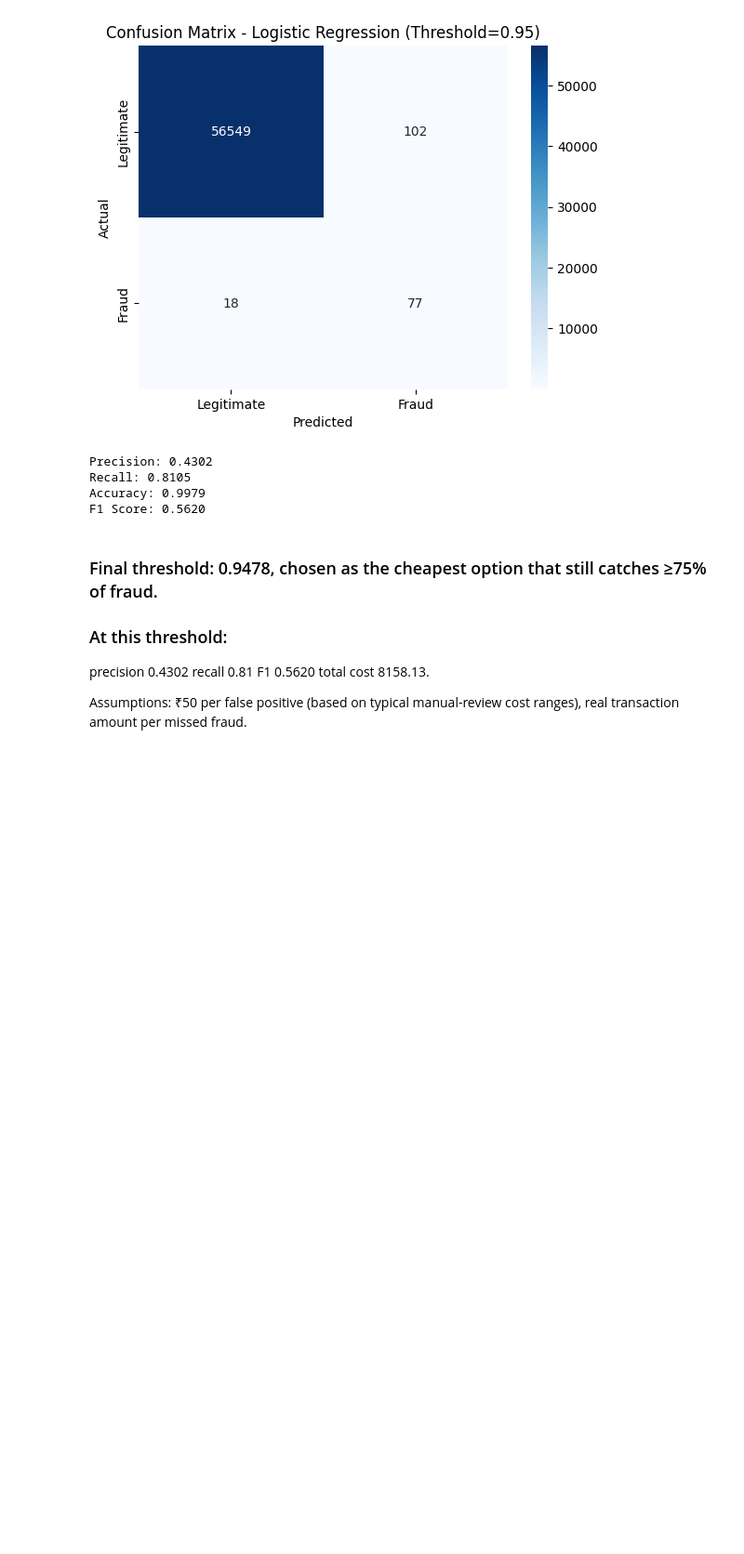
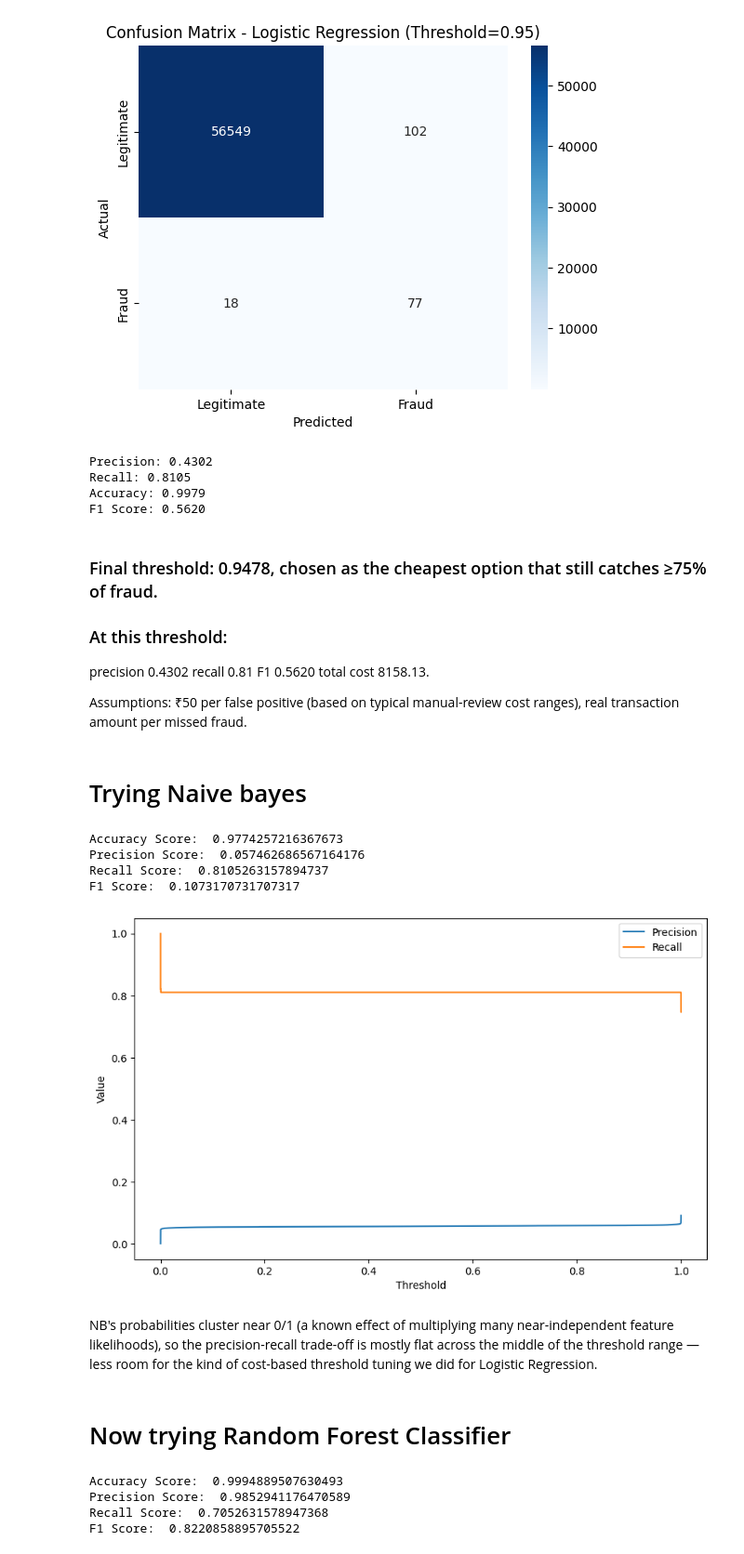
Before and after one commit to Janhvesh-Patil/RiskLens-AI, a Jupyter notebook: backend/TransactionFraudDetector.ipynb, the cells around one changed output. Shown at 93% size. Cells and saved outputs as stored; diff of their text form; code cells hidden in the pictures; blank space fills up the shorter version.

Commit message:
Random forest and Naive bayes model trained

```diff
--- a/backend/TransactionFraudDetector.ipynb
+++ b/backend/TransactionFraudDetector.ipynb
@@ -503,3 +503,53 @@ F1 0.5620
 total cost 8158.13.
 
 Assumptions: ₹50 per false positive (based on typical manual-review cost ranges), real transaction amount per missed fraud.
+# %% [markdown]
+# Trying Naive bayes
+# %%
+from sklearn.naive_bayes import GaussianNB
+
+fullPipeline_NB = Pipeline([
+    ("preprocessor", preprocessing),
+    ("model", GaussianNB())
+])
+# %%
+fullPipeline_NB.fit(X_train, y_train)
+nb_predictions = fullPipeline_NB.predict(X_test)
+
+"""
+LR metrics ->
+Accuracy Score:  0.9748528530645332
+Precision Score:  0.05540720961281709
+Recall Score:  0.8736842105263158
+F1 Score:  0.10420590081607031
+"""
+
+print("Accuracy Score: ", accuracy_score(y_test, nb_predictions))
+print("Precision Score: ", precision_score(y_test, nb_predictions))
+print("Recall Score: ", recall_score(y_test, nb_predictions))
+print("F1 Score: ", f1_score(y_test, nb_predictions))
+# %% [output]
+Accuracy Score:  0.9774257216367673
+Precision Score:  0.057462686567164176
+Recall Score:  0.8105263157894737
+F1 Score:  0.1073170731707317
+# %%
+nb_probability_predictions = fullPipeline_NB.predict_proba(X_test)
+
+plt.figure(figsize = (10, 6))
+precision, recall, thresholds = precision_recall_curve(y_test, nb_probability_predictions[:, 1])
+plt.plot(thresholds, precision[:-1], label = "Precision")
+plt.plot(thresholds, recall[:-1], label = "Recall")
+plt.xlabel("Threshold")
+plt.ylabel("Value")
+plt.legend()
+plt.show()
+# %% [output]
+[figure, added]
+# %% [markdown]
+NB's probabilities cluster near 0/1 (a known effect of multiplying many
+near-independent feature likelihoods), so the precision-recall trade-off is
+mostly flat across the middle of the threshold range — less room for the
+kind of cost-based threshold tuning we did for Logistic Regression.
+# %% [markdown]
+# Now trying Random Forest Classifier
@@ -505,0 +563,21 @@ Assumptions: ₹50 per false positive (based on typical manual-review cost range
+# %%
+fullPipeline_RTC.fit(X_train, y_train)
+rtc_predictions = fullPipeline_RTC.predict(X_test)
+
+"""
+LR metrics ->
+Accuracy Score:  0.9748528530645332
+Precision Score:  0.05540720961281709
+Recall Score:  0.8736842105263158
+F1 Score:  0.10420590081607031
+"""
+
+print("Accuracy Score: ", accuracy_score(y_test, rtc_predictions))
+print("Precision Score: ", precision_score(y_test, rtc_predictions))
+print("Recall Score: ", recall_score(y_test, rtc_predictions))
+print("F1 Score: ", f1_score(y_test, rtc_predictions))
+# %% [output]
+Accuracy Score:  0.9994889507630493
+Precision Score:  0.9852941176470589
+Recall Score:  0.7052631578947368
+F1 Score:  0.8220858895705522
```
Also changed, not shown: parts of 2 cells of this notebook.
